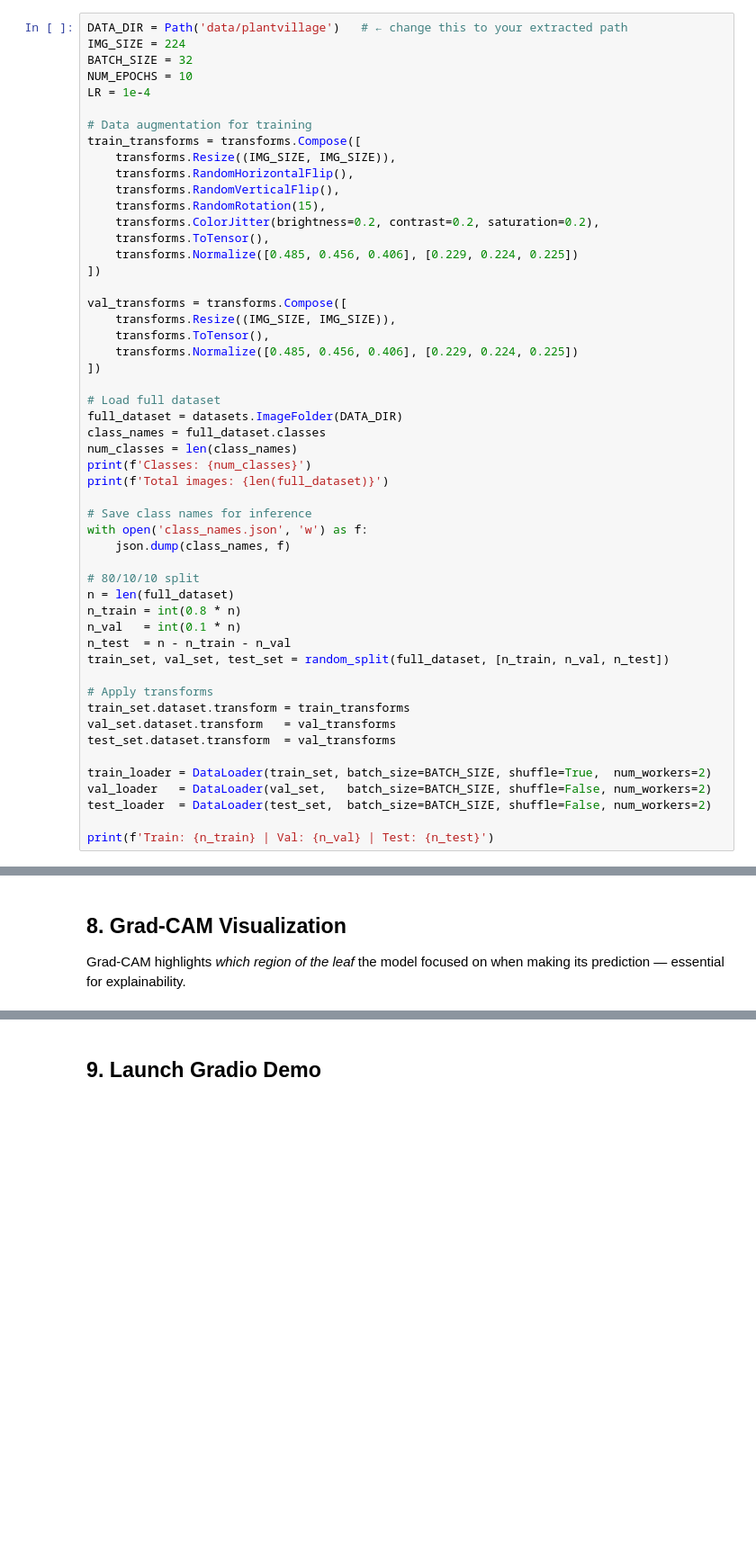
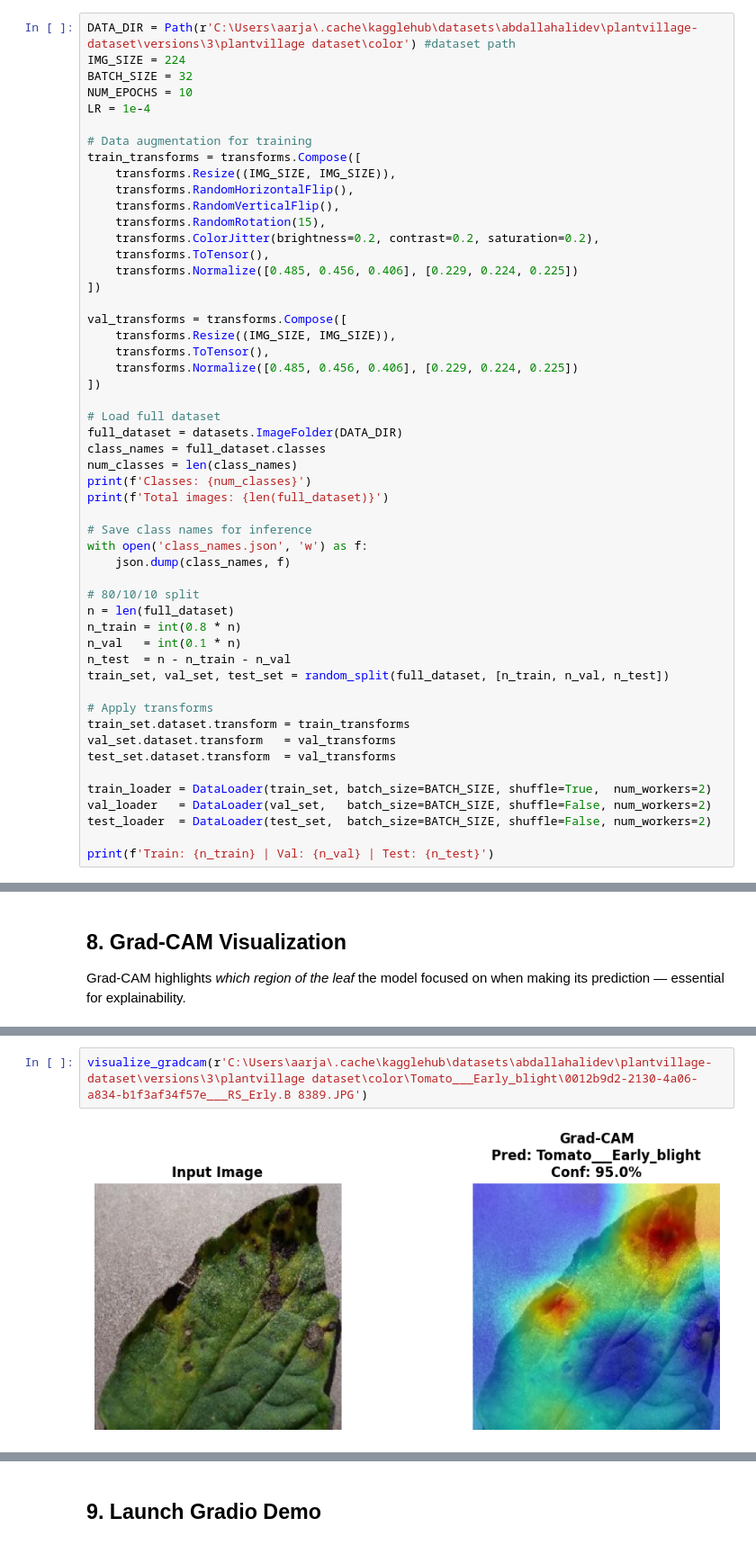
Before and after one commit to Aarjavvvv/CropSense, a Jupyter notebook: CropSense_Train.ipynb, the cells around one changed output, grey strips where cells are left out. Shown at 90% size. Saved outputs shown, nothing was run; the diff lists cells and outputs as text; blank space fills up the shorter version.

```diff
--- a/CropSense_Train.ipynb
+++ b/CropSense_Train.ipynb
@@ -36,5 +75,5 @@
 # %%
-DATA_DIR = Path('data/plantvillage')   # ← change this to your extracted path
+DATA_DIR = Path(r'C:\Users\aarja\.cache\kagglehub\datasets\abdallahalidev\plantvillage-dataset\versions\3\plantvillage dataset\color') #dataset path
 IMG_SIZE = 224
 BATCH_SIZE = 32
 NUM_EPOCHS = 10
@@ -305,0 +396,4 @@ print('Grad-CAM ready. Call visualize_gradcam(image_path) with any leaf image.')
+# %%
+visualize_gradcam(r'C:\Users\aarja\.cache\kagglehub\datasets\abdallahalidev\plantvillage-dataset\versions\3\plantvillage dataset\color\Tomato___Early_blight\0012b9d2-2130-4a06-a834-b1f3af34f57e___RS_Erly.B 8389.JPG')
+# %% [output]
+[figure, added]
```
Also changed, not shown: parts of 12 cells of this notebook, 6 other files.
